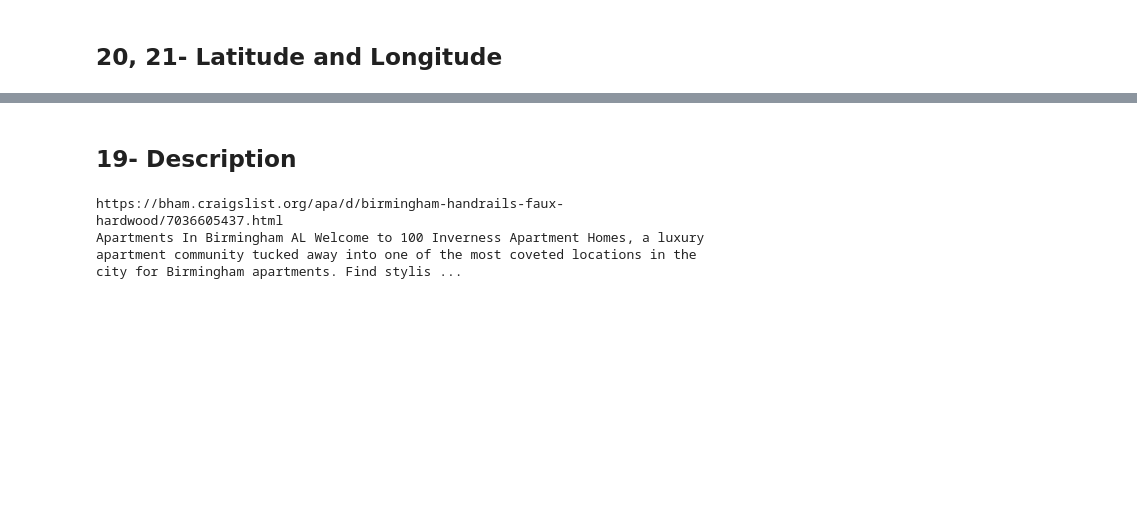
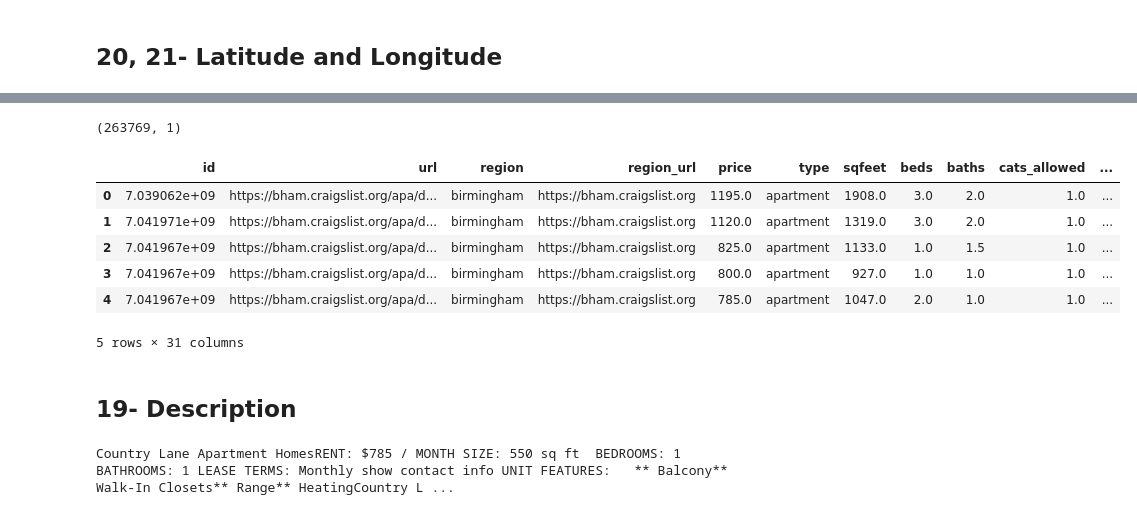
Before and after one commit to blurred-machine/Real-Estate-Rental-Pricing-Prediction-End-to-End-ML-Project, a Jupyter notebook: housepriceprediction.ipynb, the cells around one changed output, grey strips where cells are left out. Cells and saved outputs as stored; diff of their text form; code cells hidden in the pictures; blank space fills up the shorter version.

Commit message:
cleaning dataframe

```diff
--- a/housepriceprediction.ipynb
+++ b/housepriceprediction.ipynb
@@ -274,9 +367,26 @@ plt.show()
+# %%
+# add data to table
+
+lat_long_df = pd.DataFrame(lat_long_pred, columns=["lat_long_cluster"])
+print(lat_long_df.shape)
+
+
+df = pd.concat([df, lat_long_df], axis=1)
+df = df.drop(["lat", "long"], axis=1)
+df.head()
+# %% [output]
+(263769, 1)
+|  | id | url | region | region_url | price | type | sqfeet | beds | baths | cats_allowed | ... |
+| 0 | 7.039062e+09 | https://bham.craigslist.org/apa/d... | birmingham | https://bham.craigslist.org | 1195.0 | apartment | 1908.0 | 3.0 | 2.0 | 1.0 | ... |
+| 1 | 7.041971e+09 | https://bham.craigslist.org/apa/d... | birmingham | https://bham.craigslist.org | 1120.0 | apartment | 1319.0 | 3.0 | 2.0 | 1.0 | ... |
+| 2 | 7.041967e+09 | https://bham.craigslist.org/apa/d... | birmingham | https://bham.craigslist.org | 825.0 | apartment | 1133.0 | 1.0 | 1.5 | 1.0 | ... |
+| 3 | 7.041967e+09 | https://bham.craigslist.org/apa/d... | birmingham | https://bham.craigslist.org | 800.0 | apartment | 927.0 | 1.0 | 1.0 | 1.0 | ... |
+| 4 | 7.041967e+09 | https://bham.craigslist.org/apa/d... | birmingham | https://bham.craigslist.org | 785.0 | apartment | 1047.0 | 2.0 | 1.0 | 1.0 | ... |
+5 rows × 31 columns
 # %% [markdown]
 ## 19- Description
 # %%
-i=114
-print(df.url[i])
+i=1451
 print(df.description[i])
 # %% [output]
-https://bham.craigslist.org/apa/d/birmingham-handrails-faux-hardwood/7036605437.html
-Apartments In Birmingham AL Welcome to 100 Inverness Apartment Homes, a luxury apartment community tucked away into one of the most coveted locations in the city for Birmingham apartments. Find stylis ...
+Country Lane Apartment HomesRENT: $785 / MONTH SIZE: 550 sq ft  BEDROOMS: 1 BATHROOMS: 1 LEASE TERMS: Monthly show contact info UNIT FEATURES:   ** Balcony** Walk-In Closets** Range** HeatingCountry L ...
```
Also changed, not shown: parts of 27 cells of this notebook.
